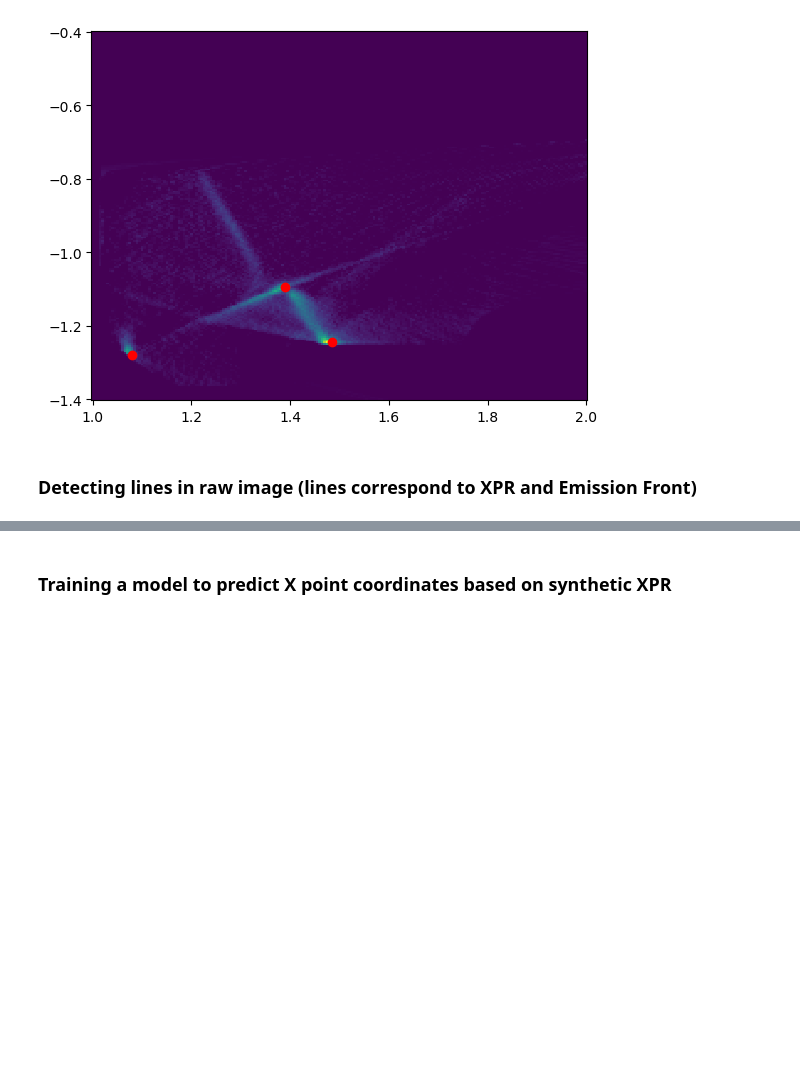
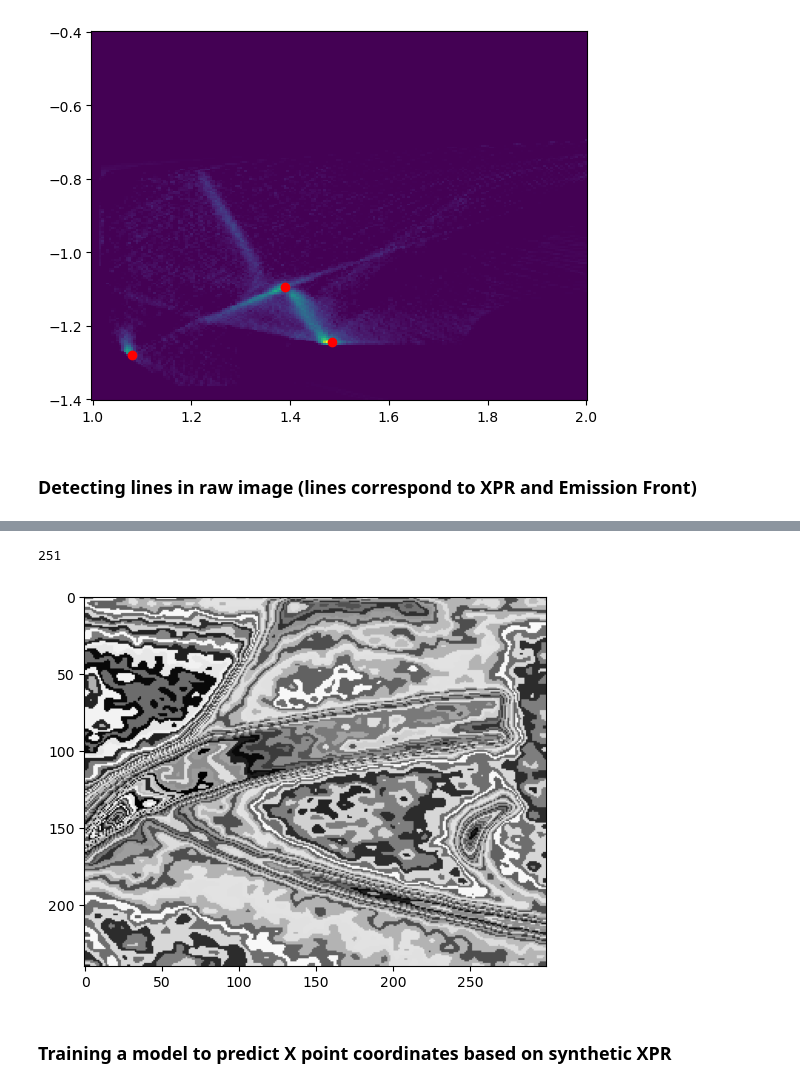
Before and after one commit to PlasmaControl/plasma-tv, a Jupyter notebook: plasma-tv-base-code.ipynb, the cells around one changed output, grey strips where cells are left out. Saved outputs shown, nothing was run; the diff lists cells and outputs as text; code cells hidden in the pictures; blank space fills up the shorter version.

```diff
--- a/plasma-tv-base-code.ipynb
+++ b/plasma-tv-base-code.ipynb
@@ -170,3 +196,11 @@ Clipping input data to the valid range for imshow with RGB data ([0..1] for floa
+# %%
+probability = significance / significance.max()
+print(significance.max())
+plt.imshow(probability, cmap='gray')
+plt.show()
+# %% [output]
+251
+[figure, added]
 # %% [markdown]
 ### Training a model to predict X point coordinates based on synthetic XPR
 # %%
```
Also changed, not shown: parts of 7 cells of this notebook.
